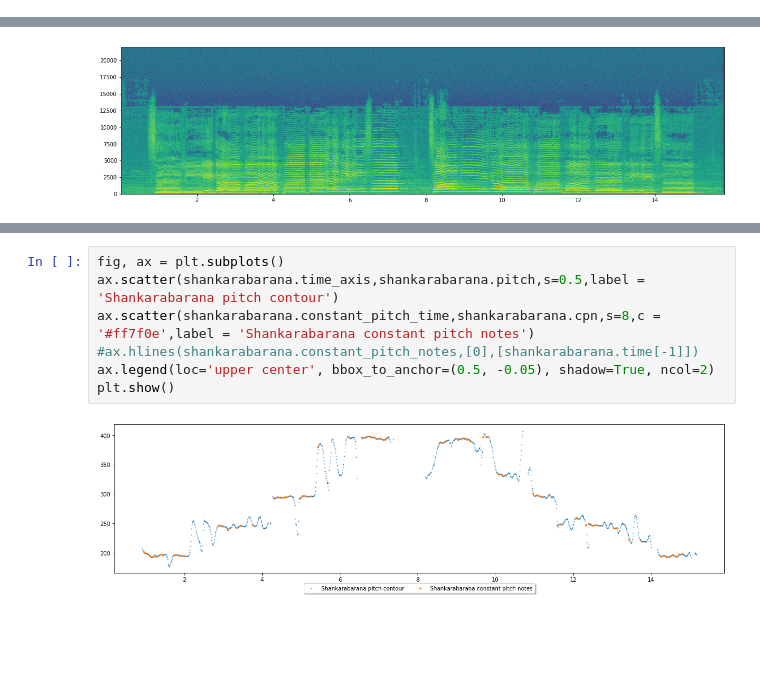
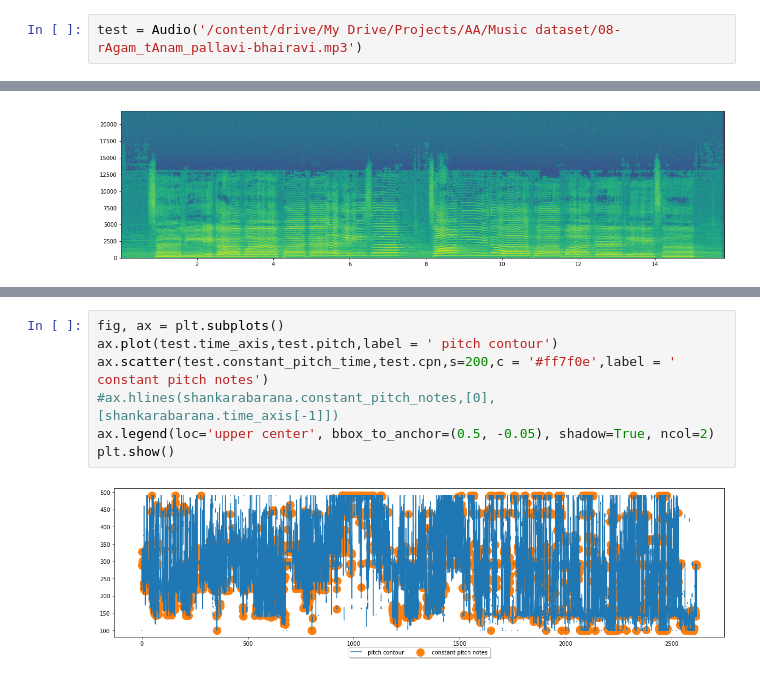
Before and after one commit to Kodhandarama/Audio_Analysis, a Jupyter notebook: pitch_contour.ipynb, the cells around one changed output, grey strips where cells are left out. Drawn from its saved outputs; the diff is of its cells as text; blank space fills up the shorter version.

```diff
--- a/pitch_contour.ipynb
+++ b/pitch_contour.ipynb
@@ -221,0 +167,2 @@ class Audio:
+# %%
+test = Audio('/content/drive/My Drive/Projects/AA/Music dataset/08-rAgam_tAnam_pallavi-bhairavi.mp3')
@@ -230,9 +197,9 @@ shankarabarana.tonic()
 # %%
 fig, ax = plt.subplots()
-ax.scatter(shankarabarana.time_axis,shankarabarana.pitch,s=0.5,label = 'Shankarabarana pitch contour')
-ax.scatter(shankarabarana.constant_pitch_time,shankarabarana.cpn,s=8,c = '#ff7f0e',label = 'Shankarabarana constant pitch notes')
-#ax.hlines(shankarabarana.constant_pitch_notes,[0],[shankarabarana.time[-1]])
+ax.plot(test.time_axis,test.pitch,label = ' pitch contour')
+ax.scatter(test.constant_pitch_time,test.cpn,s=200,c = '#ff7f0e',label = ' constant pitch notes')
+#ax.hlines(shankarabarana.constant_pitch_notes,[0],[shankarabarana.time_axis[-1]])
 ax.legend(loc='upper center', bbox_to_anchor=(0.5, -0.05), shadow=True, ncol=2)
 plt.show()
 # %% [output]
-[figure, old version]
+[figure, new version]
```
Also changed, not shown: parts of 12 cells of this notebook.
